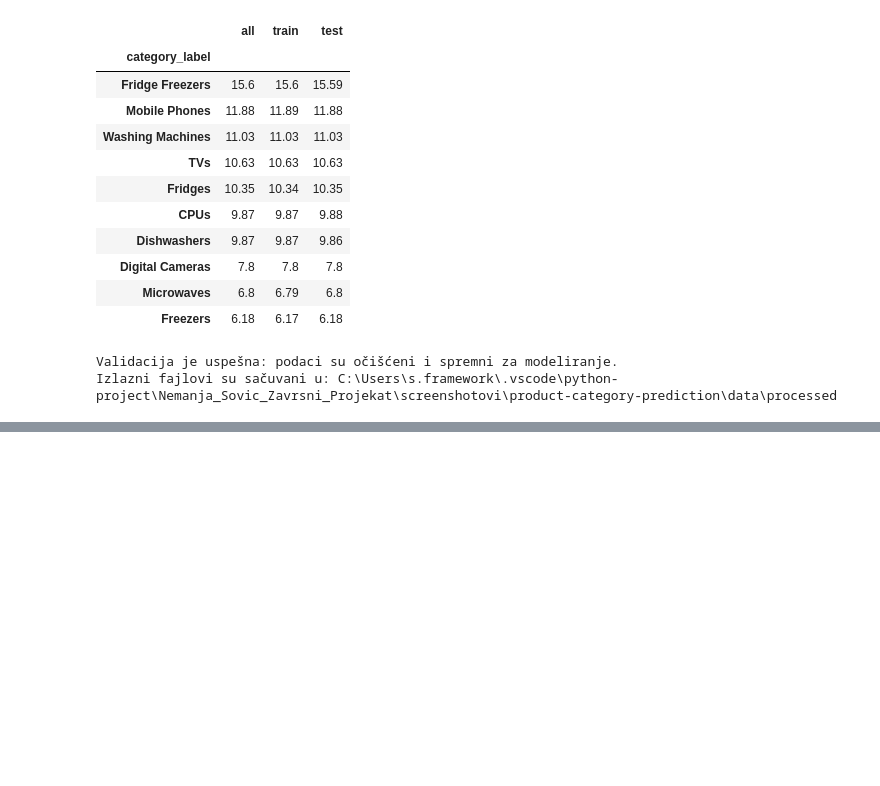
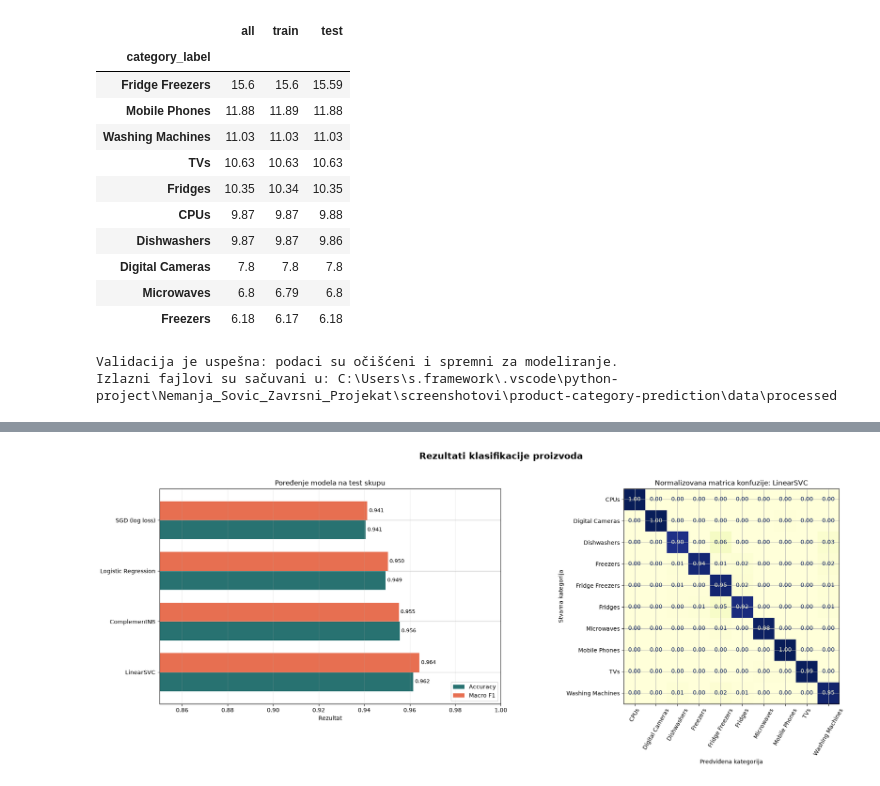
Before and after one commit to nemanja-sovic-pfm/product-category-prediction, a Jupyter notebook: JypyterWorkbook.ipynb, the cells around one changed output, grey strips where cells are left out. Cells and saved outputs as stored; diff of their text form; code cells hidden in the pictures; blank space fills up the shorter version.

Commit message:
Add model comparison and result visualization

```diff
--- a/JypyterWorkbook.ipynb
+++ b/JypyterWorkbook.ipynb
@@ -533,0 +809,92 @@ Izlazni fajlovi su sačuvani u: C:\Users\s.framework\.vscode\python-project\Nema
+# %%
+from sklearn.metrics import ConfusionMatrixDisplay
+
+
+
+fig, axes = plt.subplots(1, 2, figsize=(20, 8))
+
+fig.suptitle("Rezultati klasifikacije proizvoda", fontsize=16, fontweight="bold")
+
+
+
+metric_plot = results_df.set_index("model")[["accuracy", "macro_f1"]]
+
+metric_plot.plot.barh(
+
+    ax=axes[0],
+
+    color=["#287271", "#e76f51"],
+
+    width=0.75,
+
+)
+
+axes[0].set(
+
+    title="Poređenje modela na test skupu",
+
+    xlabel="Rezultat",
+
+    ylabel="",
+
+    xlim=(0.85, 1.0),
+
+)
+
+axes[0].legend(["Accuracy", "Macro F1"], loc="lower right")
+
+axes[0].grid(axis="x", alpha=0.25)
+
+for container in axes[0].containers:
+
+    axes[0].bar_label(container, fmt="%.3f", padding=3, fontsize=9)
+
+
+
+ConfusionMatrixDisplay.from_predictions(
+
+    y_test,
+
+    best_predictions,
+
+    labels=sorted(y_test.unique()),
+
+    normalize="true",
+
+    values_format=".2f",
+
+    cmap="YlGnBu",
+
+    colorbar=False,
+
+    ax=axes[1],
+
+)
+
+axes[1].set_title(f"Normalizovana matrica konfuzije: {best_model_name}")
+
+axes[1].set_xlabel("Predviđena kategorija")
+
+axes[1].set_ylabel("Stvarna kategorija")
+
+axes[1].tick_params(axis="x", labelrotation=60)
+
+
+
+plt.tight_layout(rect=(0, 0, 1, 0.96))
+
+plt.show()
+
+
+
+best_result = results_df.iloc[0]
+
+print(
+
+    f"{best_model_name}: accuracy={best_result['accuracy']:.4f}, "
+
+    f"macro F1={best_result['macro_f1']:.4f}."
+
+)
+# %% [output]
+[figure, added]
```
Also changed, not shown: parts of 3 cells of this notebook.
